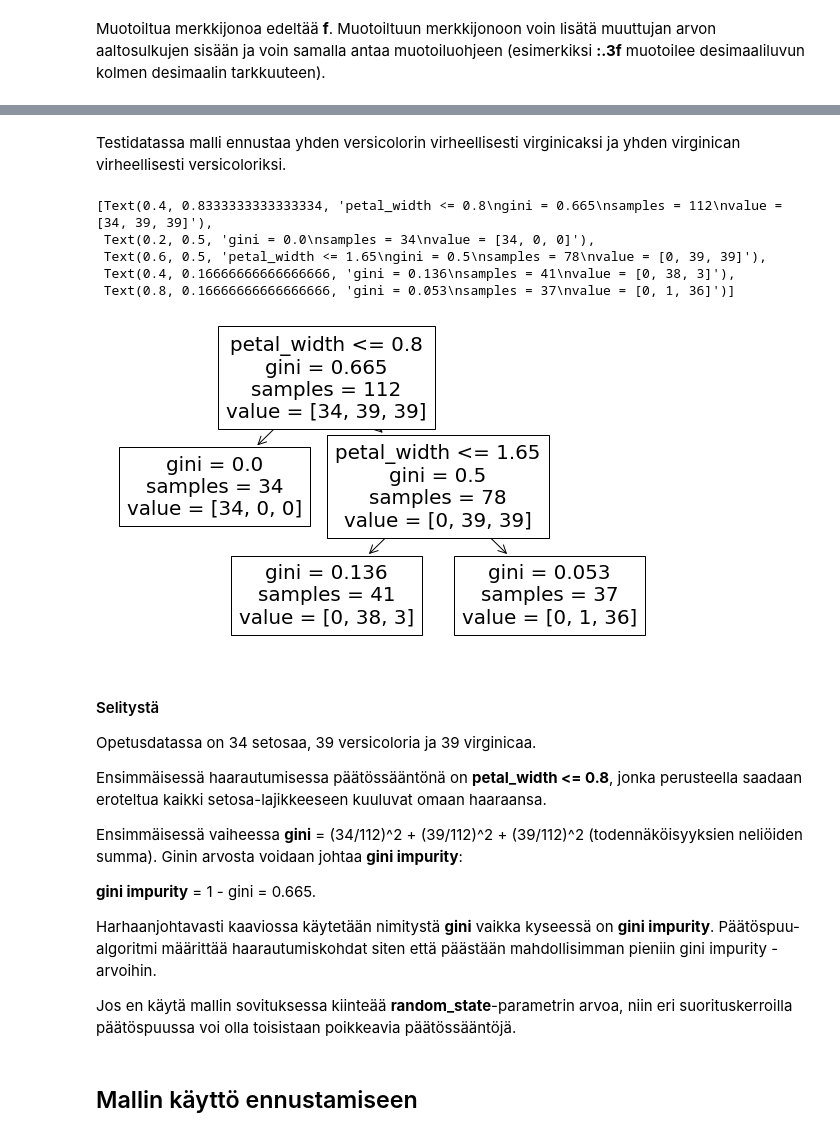
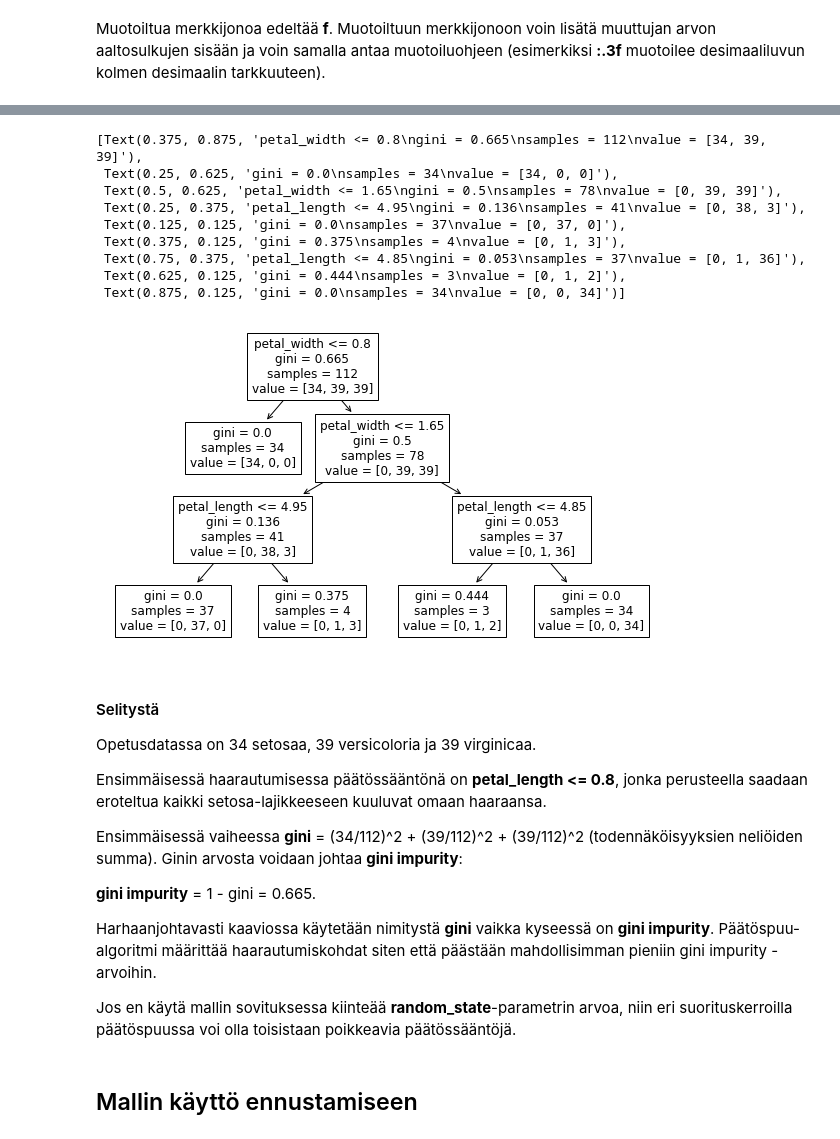
Before and after one commit to taanila/koneoppiminen, a Jupyter notebook: iris.ipynb, the cells around one changed output, grey strips where cells are left out. Drawn from its saved outputs; the diff is of its cells as text; code cells hidden in the pictures.

Commit message:
Kurjenmiekkojen luokittelua
Päätöspuu

```diff
--- a/iris.ipynb
+++ b/iris.ipynb
@@ -103,5 +85,5 @@ Tässä annan arvon **random_state**-parametrille kiinteän arvon, joten jako te
 # %%
-# Päätöspuumallin sovitus
-malli = DecisionTreeClassifier(max_depth=2, random_state=2)
+# Mallin sovitus
+malli = DecisionTreeClassifier(max_depth=3, random_state=2)
 malli.fit(X_train, y_train)
 # %% [output]
@@ -151,22 +133,25 @@ ConfusionMatrixDisplay(confusion_matrix=cm, display_labels = ['setosa', 'versico
-# %% [markdown]
-Testidatassa malli ennustaa yhden versicolorin virheellisesti virginicaksi ja yhden virginican virheellisesti versicoloriksi.
 # %%
 # Päätöspuumallin voin havainnollistaa kaaviona
 plt.figure(figsize=(10, 6))
-plot_tree(decision_tree=malli, feature_names=['sepal_length', 'sepal_width', 'petal_length', 'petal_width'])
+plot_tree(decision_tree=malli,
+          feature_names=['sepal_length', 'sepal_width', 'petal_length', 'petal_width'])
 # %% [output]
-[Text(0.4, 0.8333333333333334, 'petal_width <= 0.8\ngini = 0.665\nsamples = 112\nvalue = [34, 39, 39]'),
- Text(0.2, 0.5, 'gini = 0.0\nsamples = 34\nvalue = [34, 0, 0]'),
- Text(0.6, 0.5, 'petal_width <= 1.65\ngini = 0.5\nsamples = 78\nvalue = [0, 39, 39]'),
- Text(0.4, 0.16666666666666666, 'gini = 0.136\nsamples = 41\nvalue = [0, 38, 3]'),
- Text(0.8, 0.16666666666666666, 'gini = 0.053\nsamples = 37\nvalue = [0, 1, 36]')]
+[Text(0.375, 0.875, 'petal_width <= 0.8\ngini = 0.665\nsamples = 112\nvalue = [34, 39, 39]'),
+ Text(0.25, 0.625, 'gini = 0.0\nsamples = 34\nvalue = [34, 0, 0]'),
+ Text(0.5, 0.625, 'petal_width <= 1.65\ngini = 0.5\nsamples = 78\nvalue = [0, 39, 39]'),
+ Text(0.25, 0.375, 'petal_length <= 4.95\ngini = 0.136\nsamples = 41\nvalue = [0, 38, 3]'),
+ Text(0.125, 0.125, 'gini = 0.0\nsamples = 37\nvalue = [0, 37, 0]'),
+ Text(0.375, 0.125, 'gini = 0.375\nsamples = 4\nvalue = [0, 1, 3]'),
+ Text(0.75, 0.375, 'petal_length <= 4.85\ngini = 0.053\nsamples = 37\nvalue = [0, 1, 36]'),
+ Text(0.625, 0.125, 'gini = 0.444\nsamples = 3\nvalue = [0, 1, 2]'),
+ Text(0.875, 0.125, 'gini = 0.0\nsamples = 34\nvalue = [0, 0, 34]')]
-[figure, old version]
+[figure, new version]
 # %% [markdown]
 #### Selitystä
 
 Opetusdatassa on 34 setosaa, 39 versicoloria ja 39 virginicaa.
 
-Ensimmäisessä haarautumisessa päätössääntönä on **petal_width <= 0.8**, jonka perusteella saadaan eroteltua kaikki setosa-lajikkeeseen kuuluvat omaan haaraansa.
+Ensimmäisessä haarautumisessa päätössääntönä on **petal_length <= 0.8**, jonka perusteella saadaan eroteltua kaikki setosa-lajikkeeseen kuuluvat omaan haaraansa.
 
 Ensimmäisessä vaiheessa **gini** = (34/112)^2 + (39/112)^2 + (39/112)^2 (todennäköisyyksien neliöiden summa). Ginin arvosta voidaan johtaa **gini impurity**:
 
```
Also changed, not shown: parts of 22 cells of this notebook.
